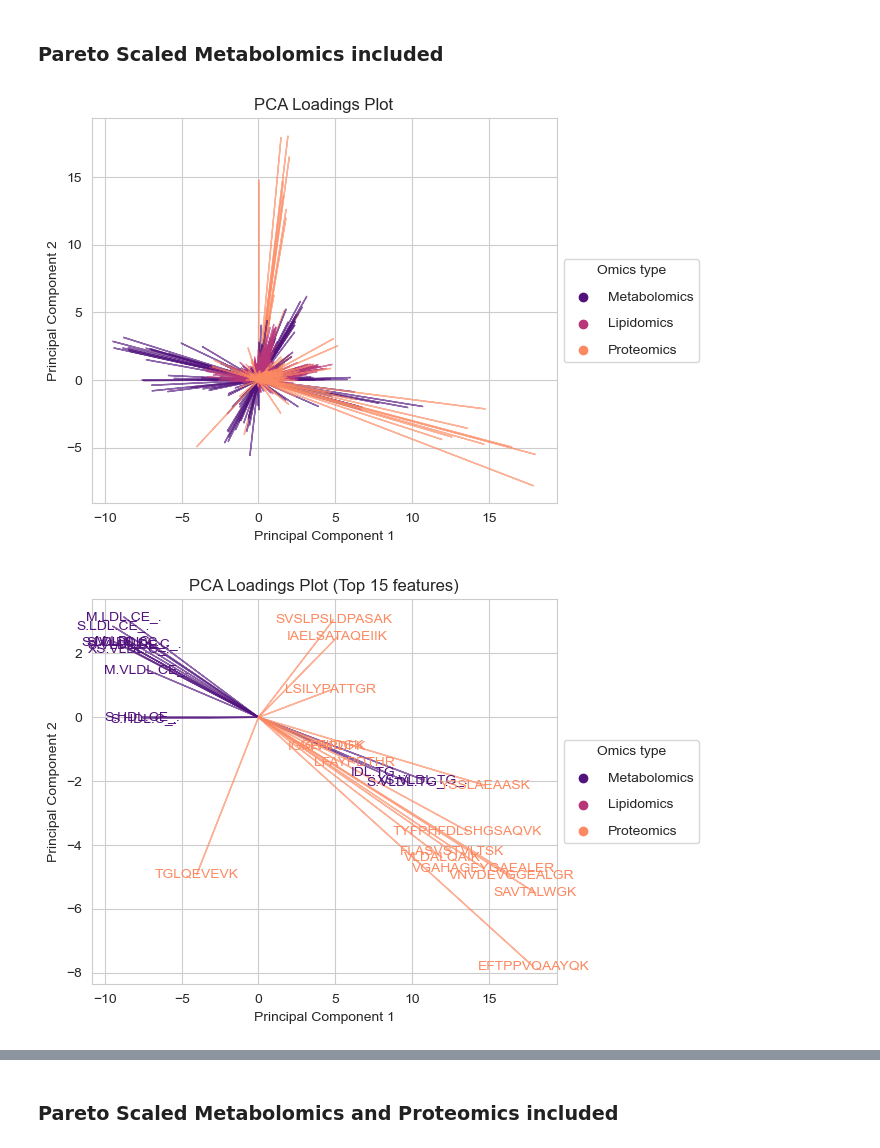
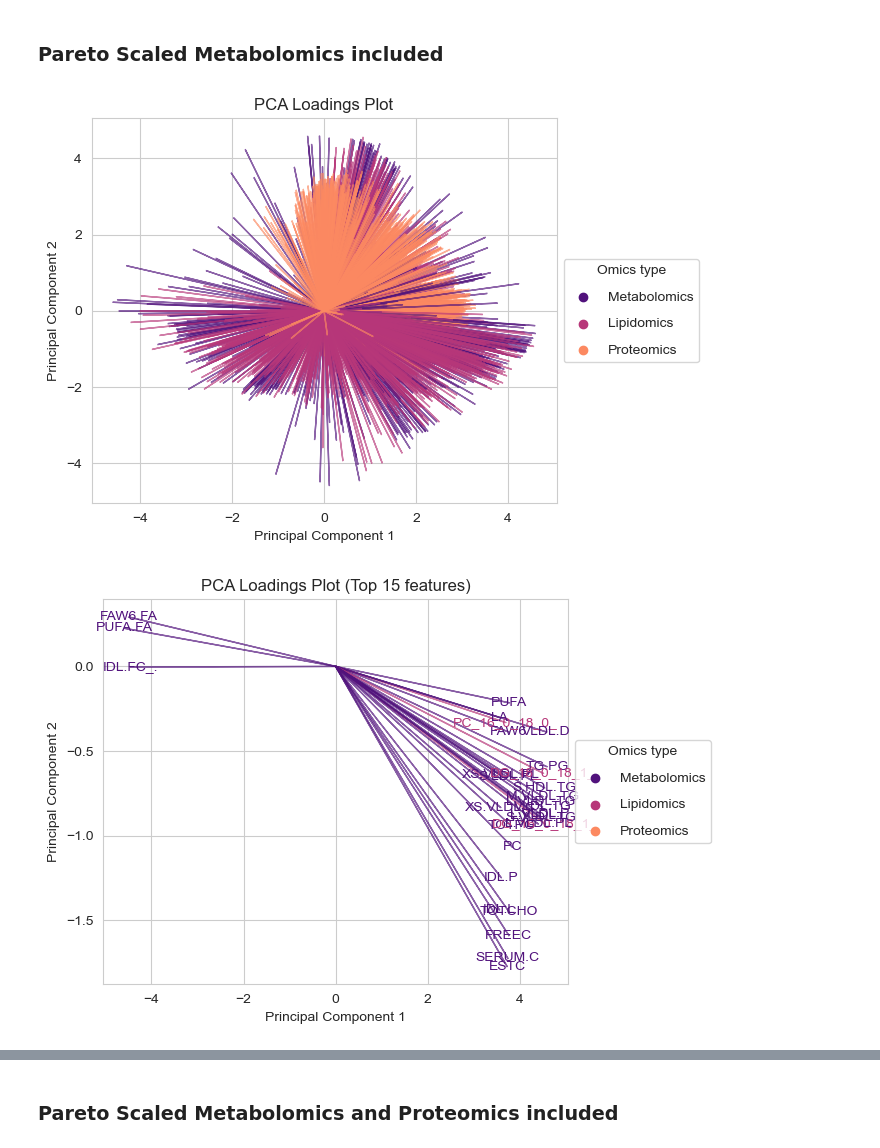
Before and after one commit to mmmmaja/ThesisFinal, a Jupyter notebook: PCA.ipynb, the cells around one changed output, grey strips where cells are left out. Drawn from its saved outputs; the diff is of its cells as text; code cells hidden in the pictures.

```diff
--- a/PCA.ipynb
+++ b/PCA.ipynb
@@ -15,14 +17,21 @@ import cv2
 
 colors = sns.color_palette("Set2", 8)
 # %%
-path = "C:/Users/mjgoj/Desktop/THESIS/data/final_dataset_split.xls"
+path = "C:/Users/mjgoj/Desktop/THESIS/data/final_dataset_split.xlsx"
 xls = pd.ExcelFile(path)
 
 metabolomics = pd.read_excel(xls, "Metabolomics")
 lipidomics = pd.read_excel(xls, "Lipidomics")
 proteomics = pd.read_excel(xls, "Proteomics")
-metabolomics_pareto = pd.read_excel(xls, "Metabolomics_Pareto_Scaled")
-proteomics_pareto = pd.read_excel(xls, "Proteomics_Pareto_Scaled")
+metabolomics_pareto = pd.read_excel(xls, "Pareto Metabolomics")
+proteomics_pareto = pd.read_excel(xls, "Pareto Proteomics")
+# %%
+# Standardize the data
+metabolomics.iloc[:, 3:] = standardize(metabolomics.iloc[:, 3:])
+lipidomics.iloc[:, 3:] = standardize(lipidomics.iloc[:, 3:])
+proteomics.iloc[:, 3:] = standardize(proteomics.iloc[:, 3:])
+metabolomics_pareto.iloc[:, 3:] = standardize(metabolomics_pareto.iloc[:, 3:])
+proteomics_pareto.iloc[:, 3:] = standardize(proteomics_pareto.iloc[:, 3:])
 # %% [markdown]
 ### PCA for each dataset separately
 # %%
@@ -74,7 +92,7 @@ PCA_analysis(proteomics[proteomics.columns[3:]], proteomics['ThreeClass'], title
 # %% [markdown]
 ### PCA for all the datasets combined
 # %%
-def loadings_plot(data_, features_, num_features=None, text=False):
+def loadings_plot(data_, features_, num_features=None, text=False, save_path=None):
     """
     Create a loadings plot for the PCA model
     :param data_: Combined data used to fit the PCA model
@@ -130,6 +148,8 @@ def loadings_plot(data_, features_, num_features=None, text=False):
     if num_features is not None:
         title += f' (Top {num_features} features)'
     plt.title(title)
+    if save_path is not None:
+        plt.savefig(save_path)
     plt.show()
 # %%
 combined_data = pd.concat([
@@ -147,5 +167,5 @@ loadings_plot(combined_data, feature_sets, 15, True)
 # %%
-def transposed_scores_plot(metabolomics_, lipidomics_, proteomics_):
+def transposed_scores_plot(metabolomics_, lipidomics_, proteomics_, save_path=None):
 
     # Prepare the data for the PCA and plotting
     combined_data_ = pd.concat([
@@ -179,6 +199,8 @@ def transposed_scores_plot(metabolomics_, lipidomics_, proteomics_):
     plt.legend(
             scatterpoints=1, frameon=True, labelspacing=1,
             title='Omics type', loc='center left', bbox_to_anchor=(1, 0.5))
+    if save_path is not None:
+        plt.savefig(save_path)
     plt.show()
 # %%
 transposed_scores_plot(metabolomics, lipidomics, proteomics)
@@ -189,13 +211,19 @@ transposed_scores_plot(metabolomics, lipidomics, proteomics)
 # %%
 combined_data = pd.concat([
     metabolomics_pareto.iloc[:, 3:],
     lipidomics.iloc[:, 3:],
     proteomics.iloc[:, 3:]], axis=1)
 feature_sets = [metabolomics_pareto.columns[3:], lipidomics.columns[3:], proteomics.columns[3:]]
 
 loadings_plot(combined_data, feature_sets)
-loadings_plot(combined_data, feature_sets, 15, True)
-transposed_scores_plot(metabolomics_pareto, lipidomics, proteomics)
+loadings_plot(
+    combined_data, feature_sets, 15, True,
+    "plots/loadings_before.png"
+)
+transposed_scores_plot(
+    metabolomics_pareto, lipidomics, proteomics,
+    "plots/scores_plot_before_normalization.png"
+)
 # %% [output]
-[figure, old version]
+[figure, new version]
-[figure, old version]
+[figure, new version]
```
Also changed, not shown: parts of 13 cells of this notebook, 25 other files.
